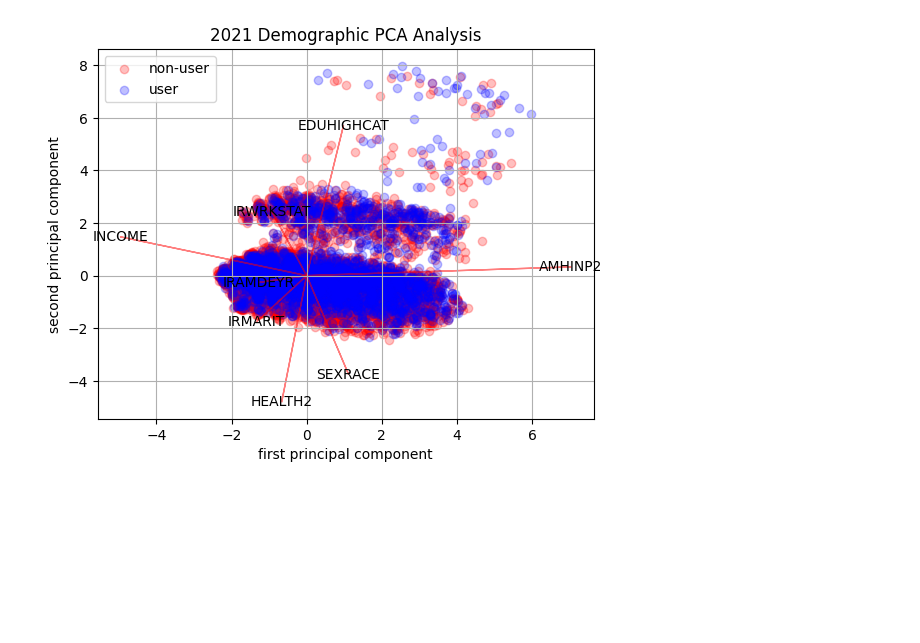
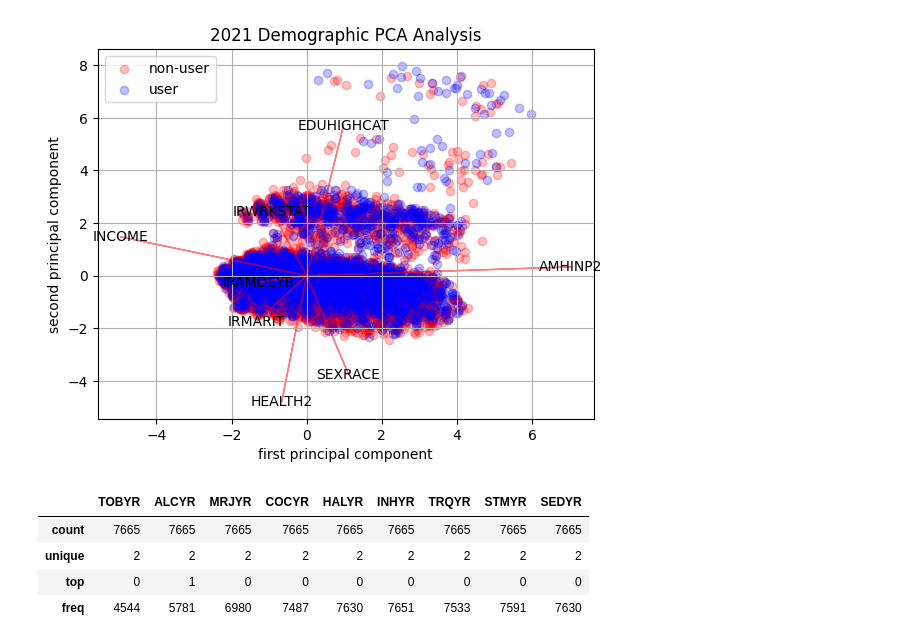
Before and after one commit to HotelTango314/dsa5900, a Jupyter notebook: NSDUH_Explore.ipynb, the cells around one changed output. Drawn from its saved outputs; the diff is of its cells as text; code cells hidden in the pictures; blank space fills up the shorter version.

```diff
--- a/NSDUH_Explore.ipynb
+++ b/NSDUH_Explore.ipynb
@@ -1494,3 +1594,11 @@ PCA_scatter_plot(du_tw1_X,du_tw1_y,"2021 Drug Use PCA Analysis",du_tw1_final)
 PCA_scatter_plot(dm_tw1_X,dm_tw1_y,"2021 Demographic PCA Analysis",dm_tw1_final)
 # %% [output]
 [figure]
+# %%
+six.loc[six["CATAG3"]==4,du_six_final].astype('category').describe()
+# %% [output]
+|  | TOBYR | ALCYR | MRJYR | COCYR | HALYR | INHYR | TRQYR | STMYR | SEDYR |
+| count | 7665 | 7665 | 7665 | 7665 | 7665 | 7665 | 7665 | 7665 | 7665 |
+| unique | 2 | 2 | 2 | 2 | 2 | 2 | 2 | 2 | 2 |
+| top | 0 | 1 | 0 | 0 | 0 | 0 | 0 | 0 | 0 |
+| freq | 4544 | 5781 | 6980 | 7487 | 7630 | 7651 | 7533 | 7591 | 7630 |
```
Also changed, not shown: parts of 43 cells of this notebook, 1 other file.
